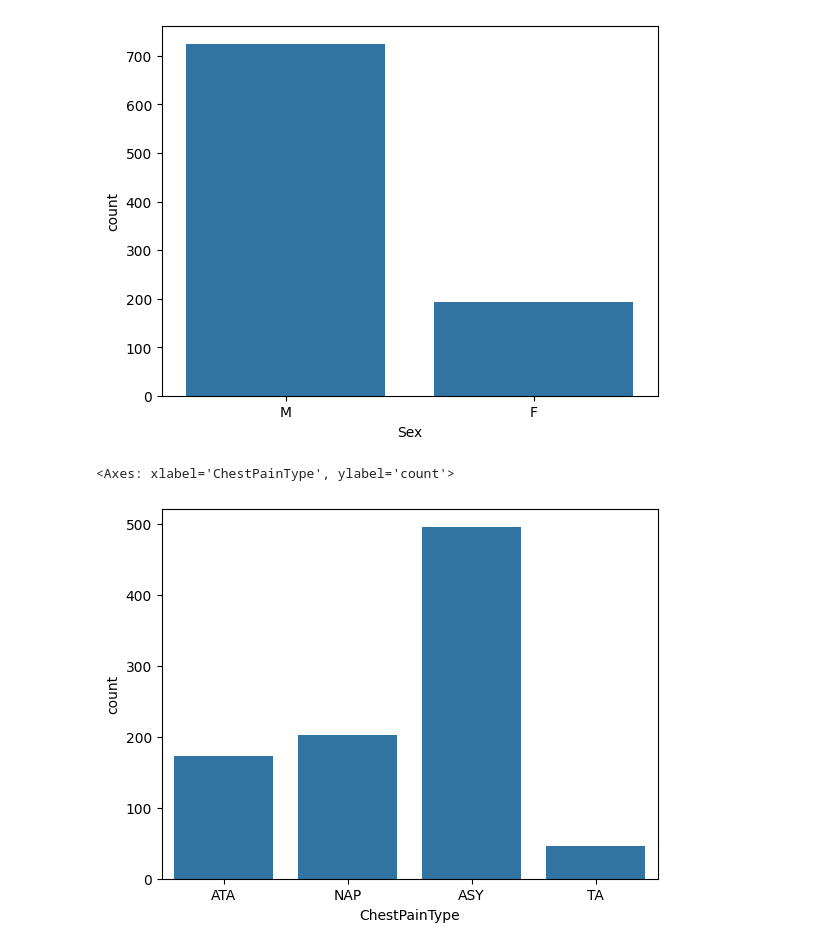
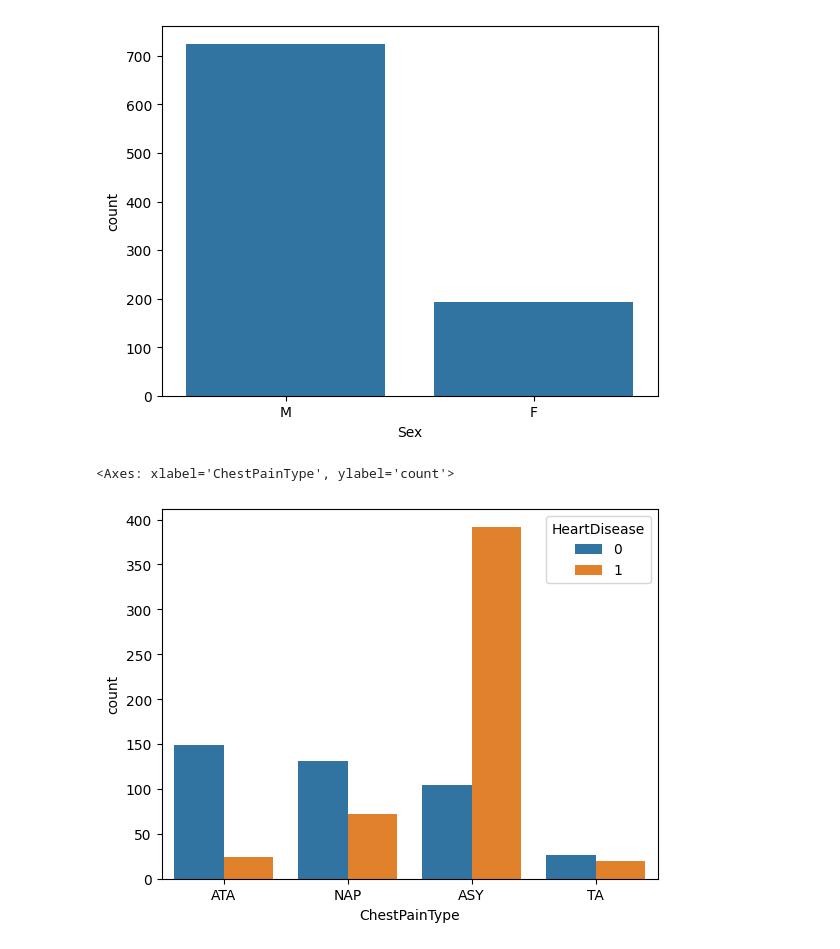
Before and after one commit to gyr0byte/ML-Foundations, a Jupyter notebook: Foundation For ML/2_foundation_project.ipynb, the cells around one changed output. Saved outputs shown, nothing was run; the diff lists cells and outputs as text; code cells hidden in the pictures.

```diff
--- a/Foundation For ML/2_foundation_project.ipynb
+++ b/Foundation For ML/2_foundation_project.ipynb
@@ -163,7 +163,7 @@ sns.countplot(x=df['Sex'])
 <Axes: xlabel='Sex', ylabel='count'>
 [figure]
 # %%
-sns.countplot(x=df['ChestPainType'])
+sns.countplot(x=df['ChestPainType'], hue=df['HeartDisease'])
 # %% [output]
 <Axes: xlabel='ChestPainType', ylabel='count'>
-[figure, old version]
+[figure, new version]
```
